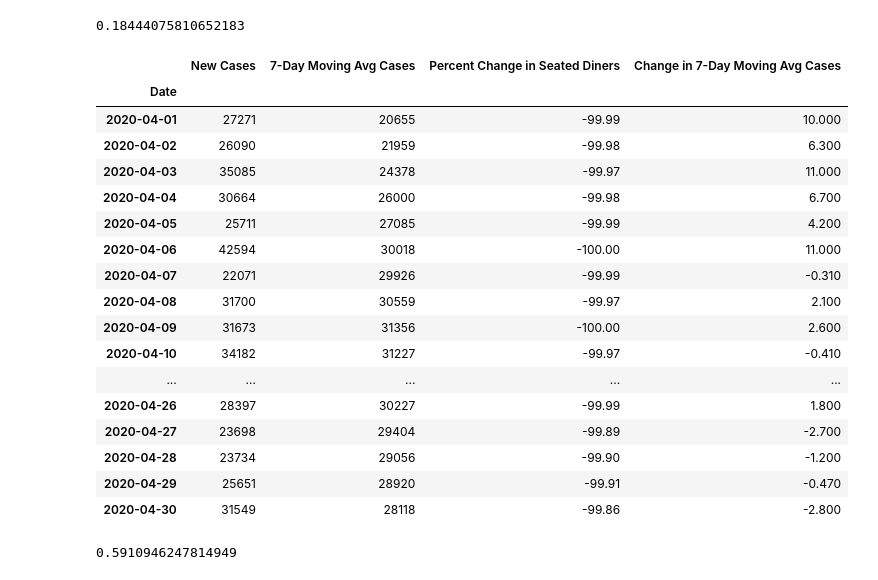
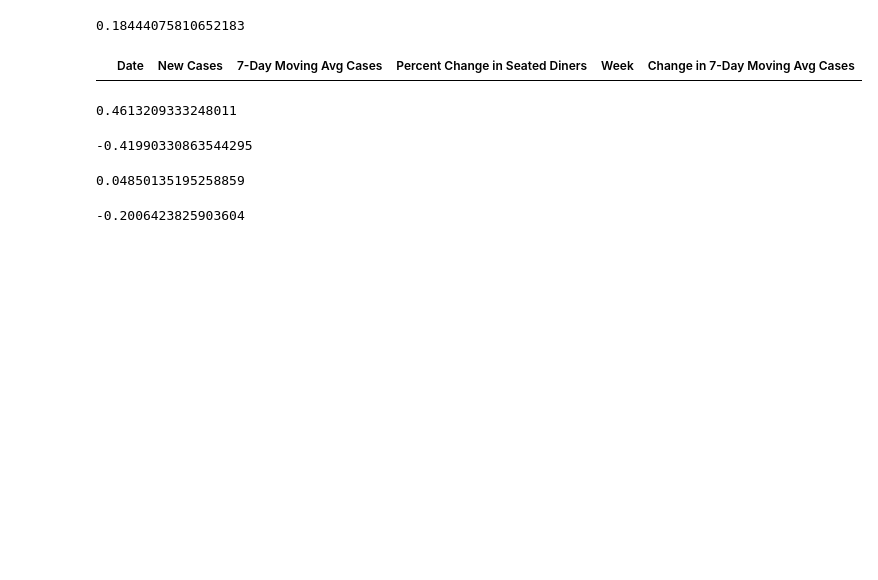
Before and after one commit to apatnoe/Project-1, a Jupyter notebook: OpenTable_Analysis.ipynb, the cells around one changed output. Cells and saved outputs as stored; diff of their text form; code cells hidden in the pictures; blank space fills up the shorter version.

```diff
--- a/OpenTable_Analysis.ipynb
+++ b/OpenTable_Analysis.ipynb
@@ -300,39 +321,56 @@ tot_r
 # %%
 # create separate dataframes for separate months
 
-date_index_df = trend_df.set_index(['Date'])
+#date_index_df = trend_df.set_index(['Date'])
+date_index_df = grouped_df
 
-spring_df = date_index_df.loc['2020-4-01':'2020-6-30']
+spring_df = date_index_df.loc['2020-5-01':'2020-6-30']
+
+summer_df = date_index_df.loc['2020-7-01':'2020-8-31']
+
+fall_df = date_index_df.loc['2020-9-01':'2020-10-31']
+
+holiday_df = date_index_df.loc['2020-11-01':'2020-12-31']
 
 spring_df.head(30)
 # %% [output]
-|  | New Cases | 7-Day Moving Avg Cases | Percent Change in Seated Diners | Change in 7-Day Moving Avg Cases |
-| Date |  |  |  |  |
-| 2020-04-01 | 27271 | 20655 | -99.99 | 10.000 |
-| 2020-04-02 | 26090 | 21959 | -99.98 | 6.300 |
-| 2020-04-03 | 35085 | 24378 | -99.97 | 11.000 |
-| 2020-04-04 | 30664 | 26000 | -99.98 | 6.700 |
-| 2020-04-05 | 25711 | 27085 | -99.99 | 4.200 |
-| 2020-04-06 | 42594 | 30018 | -100.00 | 11.000 |
-| 2020-04-07 | 22071 | 29926 | -99.99 | -0.310 |
-| 2020-04-08 | 31700 | 30559 | -99.97 | 2.100 |
-| 2020-04-09 | 31673 | 31356 | -100.00 | 2.600 |
-| 2020-04-10 | 34182 | 31227 | -99.97 | -0.410 |
-| ... | ... | ... | ... | ... |
-| 2020-04-26 | 28397 | 30227 | -99.99 | 1.800 |
-| 2020-04-27 | 23698 | 29404 | -99.89 | -2.700 |
-| 2020-04-28 | 23734 | 29056 | -99.90 | -1.200 |
-| 2020-04-29 | 25651 | 28920 | -99.91 | -0.470 |
-| 2020-04-30 | 31549 | 28118 | -99.86 | -2.800 |
+|  | Date | New Cases | 7-Day Moving Avg Cases | Percent Change in Seated Diners | Week | Change in 7-Day Moving Avg Cases |
 # %%
 spring_cases = spring_df['New Cases']
-spring_diners = spring_df['Change in 7-Day Moving Avg Cases']
+spring_diners = spring_df['Percent Change in Seated Diners']
 
 tot_slope, tot_int, tot_r, tot_p, tot_std_err = stats.linregress(spring_cases, spring_diners)
 
 tot_r
 # %% [output]
-0.5910946247814949
+0.4613209333248011
+# %%
+summer_cases = summer_df['New Cases']
+summer_diners = summer_df['Percent Change in Seated Diners']
+
+tot_slope, tot_int, tot_r, tot_p, tot_std_err = stats.linregress(summer_cases, summer_diners)
+
+tot_r
+# %% [output]
+-0.41990330863544295
+# %%
+fall_cases = fall_df['New Cases']
+fall_diners = fall_df['Percent Change in Seated Diners']
+
+tot_slope, tot_int, tot_r, tot_p, tot_std_err = stats.linregress(fall_cases, fall_diners)
+
+tot_r
+# %% [output]
+0.04850135195258859
+# %%
+holiday_cases = holiday_df['New Cases']
+holiday_diners = holiday_df['Percent Change in Seated Diners']
+
+tot_slope, tot_int, tot_r, tot_p, tot_std_err = stats.linregress(holiday_cases, holiday_diners)
+
+tot_r
+# %% [output]
+-0.2006423825903604
 # %%
 # create OpenTable states df
 seated_diners_states = raw_seated_diners.loc[raw_seated_diners["Type"]=="state"]
```
Also changed, not shown: parts of 2 cells of this notebook.
